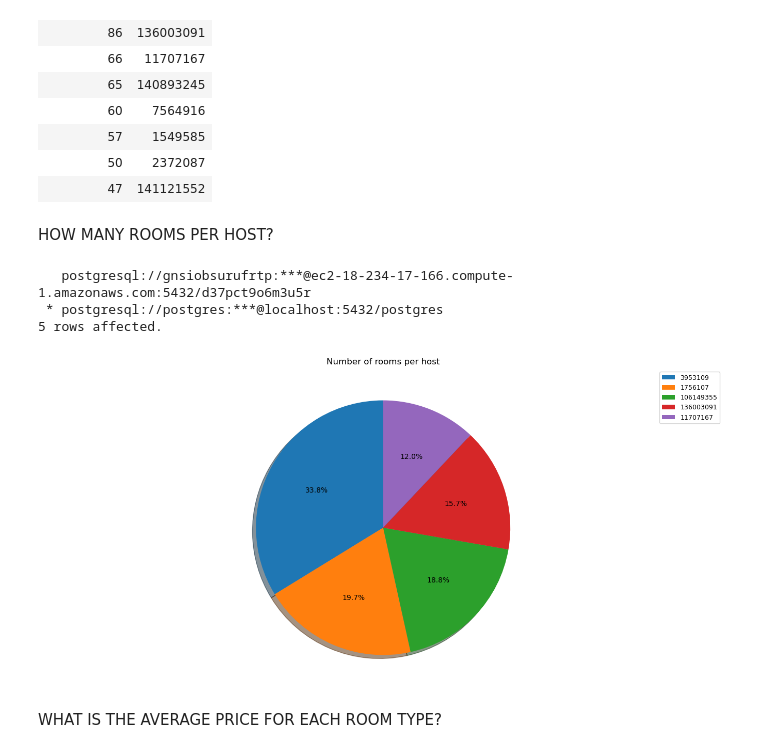
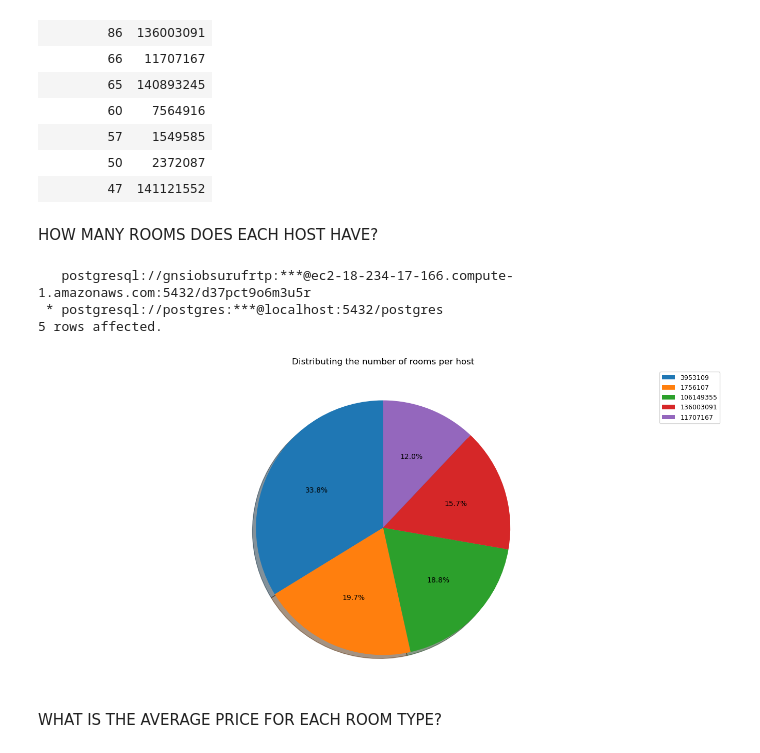
Before and after one commit to The-DigitalAcademy/No_Name-Data-Visualization-and-Analysis---Airbnb_lisbon-, a Jupyter notebook: dataset_airBnB.ipynb, the cells around one changed output. Saved outputs shown, nothing was run; the diff lists cells and outputs as text; code cells hidden in the pictures.

```diff
--- a/dataset_airBnB.ipynb
+++ b/dataset_airBnB.ipynb
@@ -286,29 +280,29 @@ room_host
 | 50 | 2372087 |
 | 47 | 141121552 |
 # %% [markdown]
-HOW MANY ROOMS PER HOST?
+HOW MANY ROOMS DOES EACH HOST HAVE?
 # %%
 room_host=%sql select COUNT(room_type) AS num_rooms, host_id FROM airbnb_lisbon GROUP BY host_id ORDER BY COUNT(room_type) DESC limit 5
 room_host
 
 num_rooms = []
 host = []
 
 for i in room_host:
     num_rooms.append(i[0])
     host.append(i[1])
 
 plt.figure(figsize=(17,8))
 plt.axis("equal")
 plt.pie(num_rooms, shadow=True, autopct='%1.1f%%',radius=1.0, startangle=90)
-plt.title('Number of rooms per host')
+plt.title('Distributing the number of rooms per host')
 plt.legend(labels=host,fontsize=9)
 plt.show()
 # %% [output]
    postgresql://gnsiobsurufrtp:***@ec2-18-234-17-166.compute-1.amazonaws.com:5432/d37pct9o6m3u5r
  * postgresql://postgres:***@localhost:5432/postgres
 5 rows affected.
-[figure, old version]
+[figure, new version]
 # %% [markdown]
 WHAT IS THE AVERAGE PRICE FOR EACH ROOM TYPE?
 # %%
```
Also changed, not shown: parts of 16 cells of this notebook.
